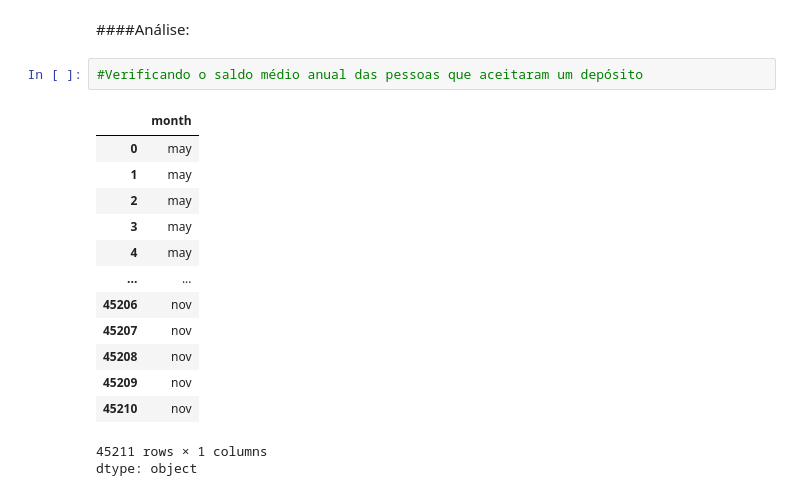
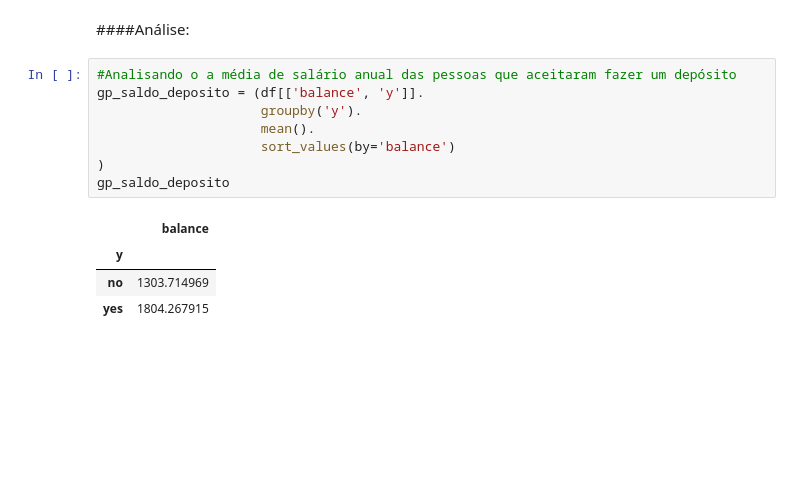
Before and after one commit to jessicamotam/Projeto-Bank-Marketing_ICD, a Jupyter notebook: Projeto_Bank_Marketing.ipynb, the cells around one changed output. Drawn from its saved outputs; the diff is of its cells as text; blank space fills up the shorter version.

```diff
--- a/Projeto_Bank_Marketing.ipynb
+++ b/Projeto_Bank_Marketing.ipynb
@@ -185,19 +185,15 @@ Text(0, 0.5, 'age')
 # %% [markdown]
 ####Análise:
 # %%
-#Verificando o saldo médio anual das pessoas que aceitaram um depósito
+#Analisando o a média de salário anual das pessoas que aceitaram fazer um depósito
+gp_saldo_deposito = (df[['balance', 'y']].
+                     groupby('y').
+                     mean().
+                     sort_values(by='balance')
+)
+gp_saldo_deposito
 # %% [output]
-|  | month |
-| 0 | may |
-| 1 | may |
-| 2 | may |
-| 3 | may |
-| 4 | may |
-| ... | ... |
-| 45206 | nov |
-| 45207 | nov |
-| 45208 | nov |
-| 45209 | nov |
-| 45210 | nov |
+|  | balance |
+| y |  |
+| no | 1303.714969 |
+| yes | 1804.267915 |
-45211 rows × 1 columns
-dtype: object
```
Also changed, not shown: parts of 1 cell of this notebook.
